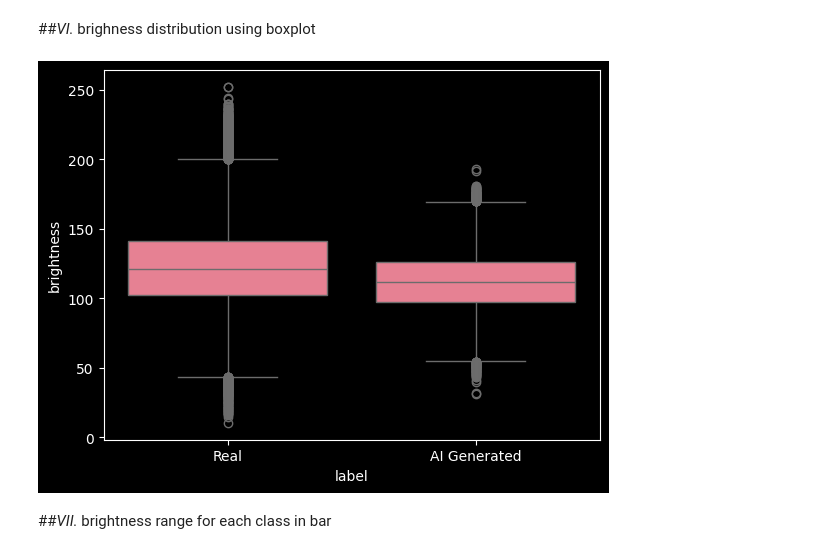
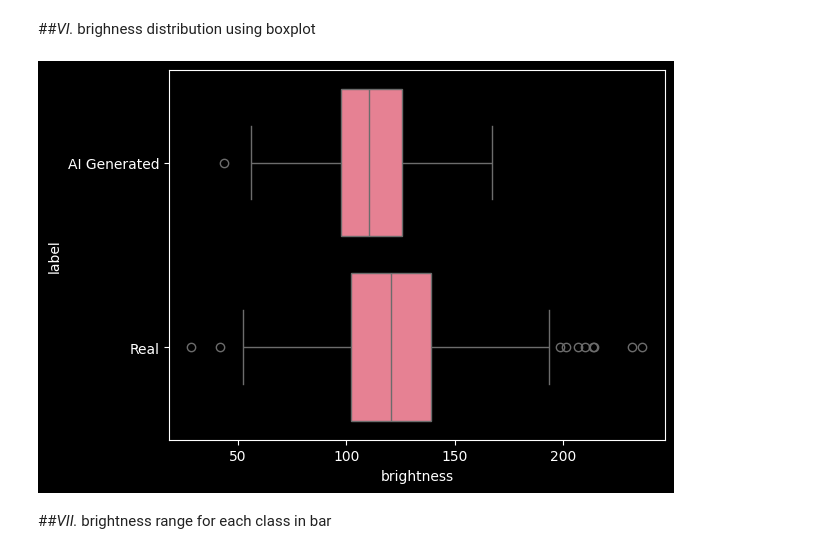
Before and after one commit to late-cat/First-Colab, a Jupyter notebook: Untitled2.ipynb, the cells around one changed output. Drawn from its saved outputs; the diff is of its cells as text; code cells hidden in the pictures.

```diff
--- a/Untitled2.ipynb
+++ b/Untitled2.ipynb
@@ -159,11 +160,15 @@ cv2.imread(train_df['filepath'].iloc[0]).shape
 (32, 32, 3)
 # %% [markdown]
 ##*VI.* brighness distribution using boxplot
-# %%
-sns.boxplot(data=train_df, x='label', y='brightness')
-plt.show()
-# %% [output]
-[figure, removed]
+# %%
+sample_df = train_df.sample(1000)
+sample_df['brightness'] = sample_df['filepath'].apply(
+    lambda x: np.mean(cv2.imread(x, 0))
+)
+sns.boxplot(data=sample_df, y='label', x='brightness')
+plt.show()
+# %% [output]
+[figure, added]
 # %% [markdown]
 ##*VII.* brightness range for each class in bar
 # %%
```
Also changed, not shown: parts of 14 cells of this notebook.
